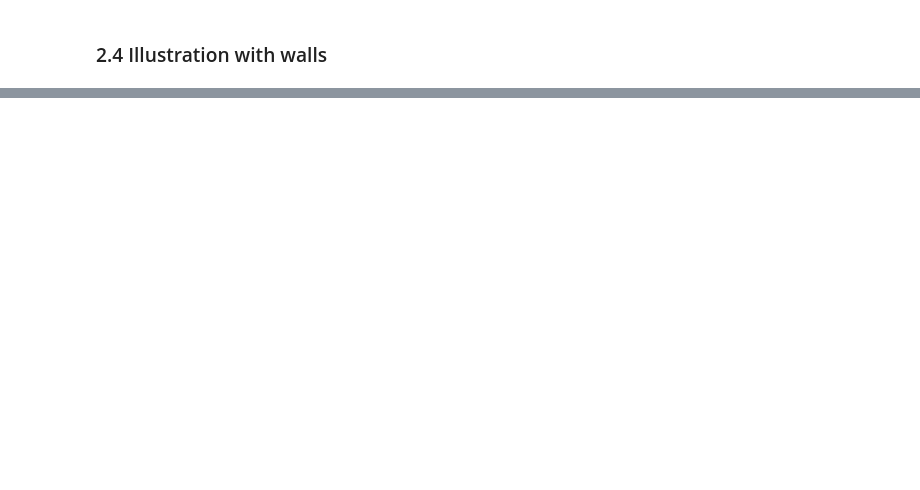
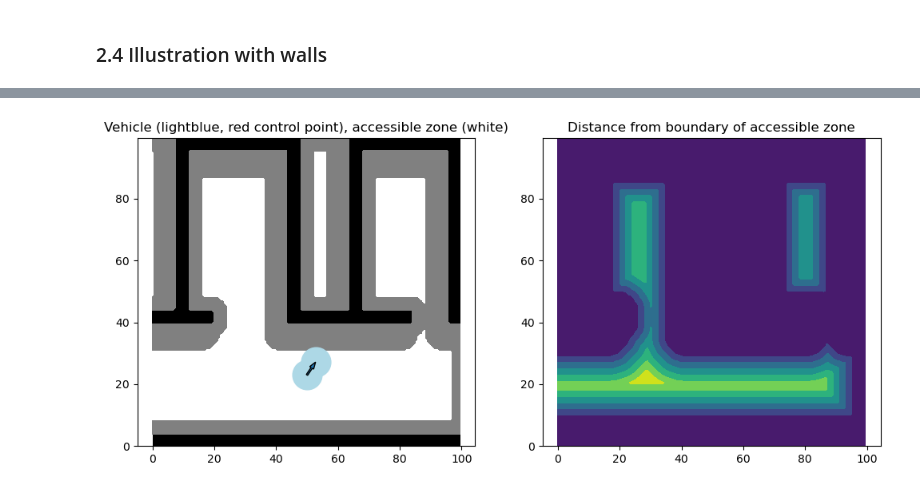
Before and after one commit to Mirebeau/AdaptiveGridDiscretizations_showcase, a Jupyter notebook: Notebooks_FMM/DubinsState.ipynb, the cells around one changed output, grey strips where cells are left out. Cells and saved outputs as stored; diff of their text form; code cells hidden in the pictures; blank space fills up the shorter version.

```diff
--- a/Notebooks_FMM/DubinsState.ipynb
+++ b/Notebooks_FMM/DubinsState.ipynb
@@ -751,0 +789,2 @@ for geo in hfmOut['geodesics']:
+# %%
+walls_dist = ndimage.distance_transform_edt(np.logical_not(walls),sampling=dx)
@@ -751,0 +802,7 @@ for geo in hfmOut['geodesics']:
+# %%
+def unitvec(θ): return np.array([np.cos(θ),np.sin(θ)])
+vehicle_length = 5 # Distance between the two ball centers.
+vehicle_radius = 5 # Radius of the balls. (total_length = vehicle_length+2*vehicle_radius)
+walls3 = [ndimage.shift(walls_dist,-vehicle_length*unitvec(θ)/dx,order=1) for θ in Θ]
+walls3 = [np.logical_or(walls_dist<vehicle_radius,w<vehicle_radius) for w in walls3]
+walls3 = np.stack(walls3,axis=-1)
@@ -751,0 +815,24 @@ for geo in hfmOut['geodesics']:
+# %%
+walls3_dist = ndimage.distance_transform_edt(np.logical_not(walls3),(dx,dx,1e10)) # Distance along spatial dims only
+# %%
+def show_vehicle(x,y,θ,**kwargs):
+    """Shows an arrow from the center of the """
+    c,s = vehicle_length*unitvec(θ)
+    plt.scatter(x,y,28*vehicle_radius**2,color='lightblue')
+    plt.scatter(x+c,y+s,28*vehicle_radius**2,color='lightblue')
+    plt.arrow(x,y,c,s,width=0.5,length_includes_head=True,**kwargs)
+# %%
+iθ = 10; θ = Θ[iθ] # Orientation of the vehicle
+vehicle_pos = [50,23]
+
+plt.figure(figsize=(12,5))
+plt.subplot(1,2,1); plt.axis('equal')
+plt.title("Vehicle (lightblue, red control point), accessible zone (white)")
+plt.contourf(*X,walls.astype(int)+walls3[:,:,iθ],colors=['white','gray','black'],levels=2); plt.axis('equal');
+show_vehicle(*vehicle_pos,θ)
+
+plt.subplot(1,2,2); plt.axis('equal')
+plt.title("Distance from boundary of accessible zone")
+plt.contourf(*X,walls3_dist[:,:,iθ]);
+# %% [output]
+[figure, added]
```
Also changed, not shown: parts of 76 cells of this notebook, 4 other files.
